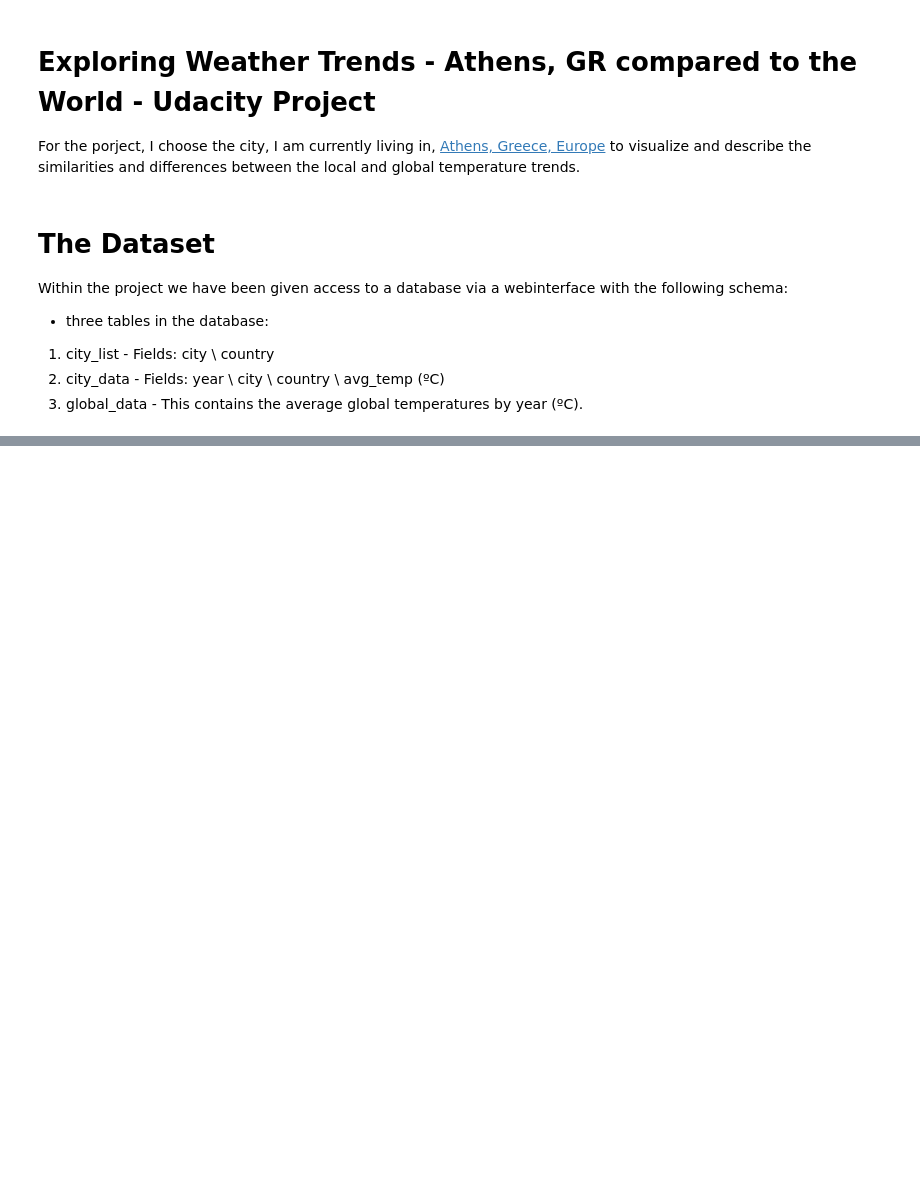
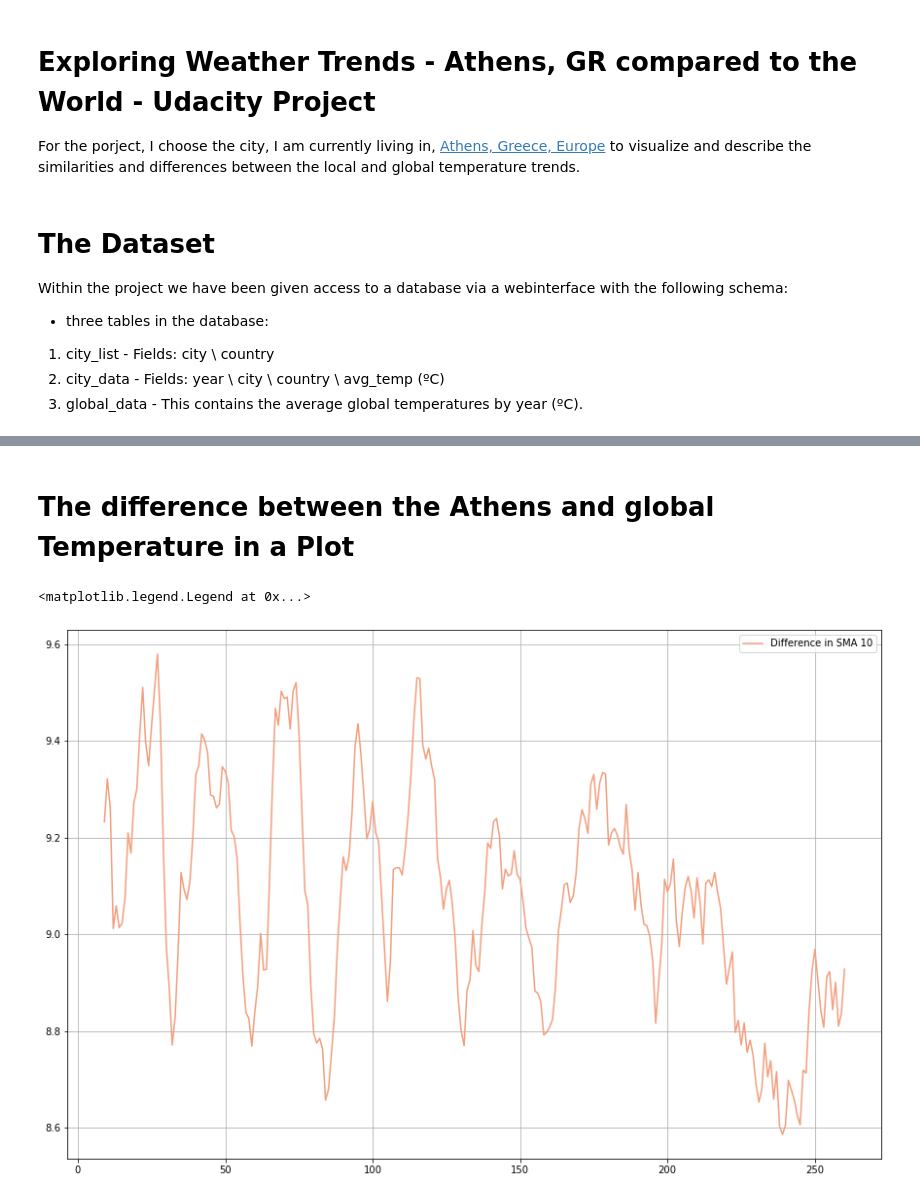
Before and after one commit to universalamateur/Udacity_Data_Analyst_Nanodegree, a Jupyter notebook: Exploring Weather Trends - Project/Exploring Weather Trends - Athens, GR compared to global.ipynb, the cells around one changed output, grey strips where cells are left out. Saved outputs shown, nothing was run; the diff lists cells and outputs as text; code cells hidden in the pictures; blank space fills up the shorter version.

```diff
--- a/Exploring Weather Trends - Project/Exploring Weather Trends - Athens, GR compared to global.ipynb
+++ b/Exploring Weather Trends - Project/Exploring Weather Trends - Athens, GR compared to global.ipynb
@@ -37,0 +201,10 @@ They will be uploaded to github next to this notebook to work with them.
+# %% [markdown]
+# The difference between the Athens and global Temperature in a Plot
+# %%
+plt.figure(figsize=[15,10])
+plt.grid(True)
+plt.plot(tempDataAtehns['avg_temp_Athens_SMA_10']-tempDataGlobal['avg_temp_global_SMA_10'],label='Difference in SMA 10', color='#f39e7d')
+plt.legend(loc=0)
+# %% [output]
+<matplotlib.legend.Legend at 0x...>
+[figure, added]
```
Also changed, not shown: parts of 23 cells of this notebook, 3 other files.
